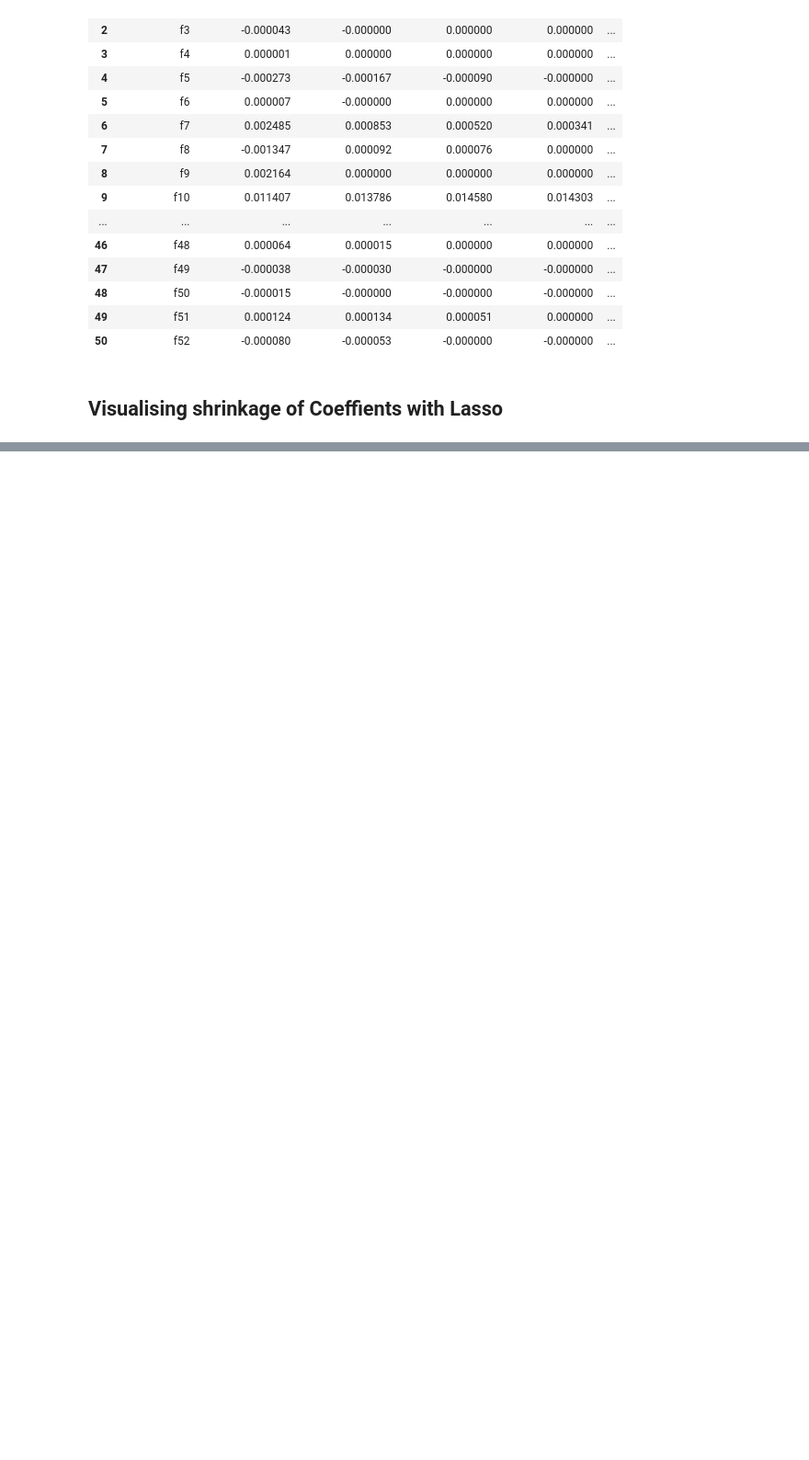
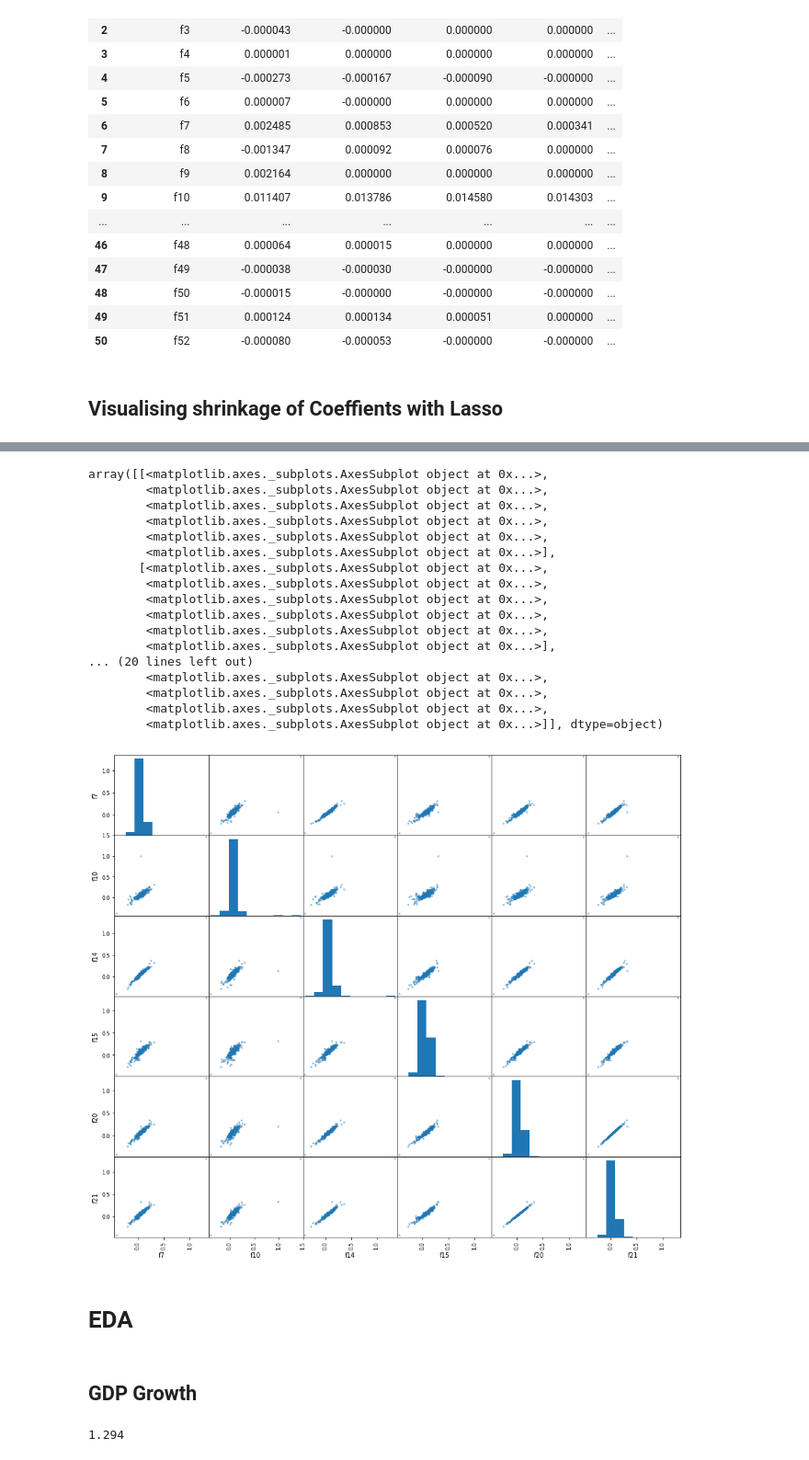
Before and after one commit to Learning-ML/capstone, a Jupyter notebook: Capstone.ipynb, the cells around one changed output, grey strips where cells are left out. Shown: that part at 92% size. Drawn from its saved outputs; the diff is of its cells as text; code cells hidden in the pictures; blank space fills up the shorter version.

```diff
--- a/Lasso Regression.ipynb
+++ b/Capstone.ipynb
@@ -189,0 +197,4 @@ plt.show()
+# %%
+df_top5 = df_all[['f7', 'f10', 'f14', 'f15', 'f20' , 'f21']]
+# %%
+df_top5 = df_top5.astype(np.float)
@@ -189,0 +215,31 @@ plt.show()
+# %%
+attributes = ['f7', 'f10', 'f14', 'f15', 'f20' , 'f21']
+
+scatter_matrix(df_top5[attributes], figsize = (16, 14))
+# %% [output]
+array([[<matplotlib.axes._subplots.AxesSubplot object at 0x...>,
+        <matplotlib.axes._subplots.AxesSubplot object at 0x...>,
+        <matplotlib.axes._subplots.AxesSubplot object at 0x...>,
+        <matplotlib.axes._subplots.AxesSubplot object at 0x...>,
+        <matplotlib.axes._subplots.AxesSubplot object at 0x...>,
+        <matplotlib.axes._subplots.AxesSubplot object at 0x...>],
+       [<matplotlib.axes._subplots.AxesSubplot object at 0x...>,
+        <matplotlib.axes._subplots.AxesSubplot object at 0x...>,
+        <matplotlib.axes._subplots.AxesSubplot object at 0x...>,
+        <matplotlib.axes._subplots.AxesSubplot object at 0x...>,
+        <matplotlib.axes._subplots.AxesSubplot object at 0x...>,
+        <matplotlib.axes._subplots.AxesSubplot object at 0x...>],
+... (20 lines left out)
+        <matplotlib.axes._subplots.AxesSubplot object at 0x...>,
+        <matplotlib.axes._subplots.AxesSubplot object at 0x...>,
+        <matplotlib.axes._subplots.AxesSubplot object at 0x...>,
+        <matplotlib.axes._subplots.AxesSubplot object at 0x...>]], dtype=object)
+[figure, added]
+# %% [markdown]
+# EDA
+# %% [markdown]
+## GDP Growth
+# %%
+df_top5['f21'].max()
+# %% [output]
+1.294
```
Also changed, not shown: parts of 17 cells of this notebook.
